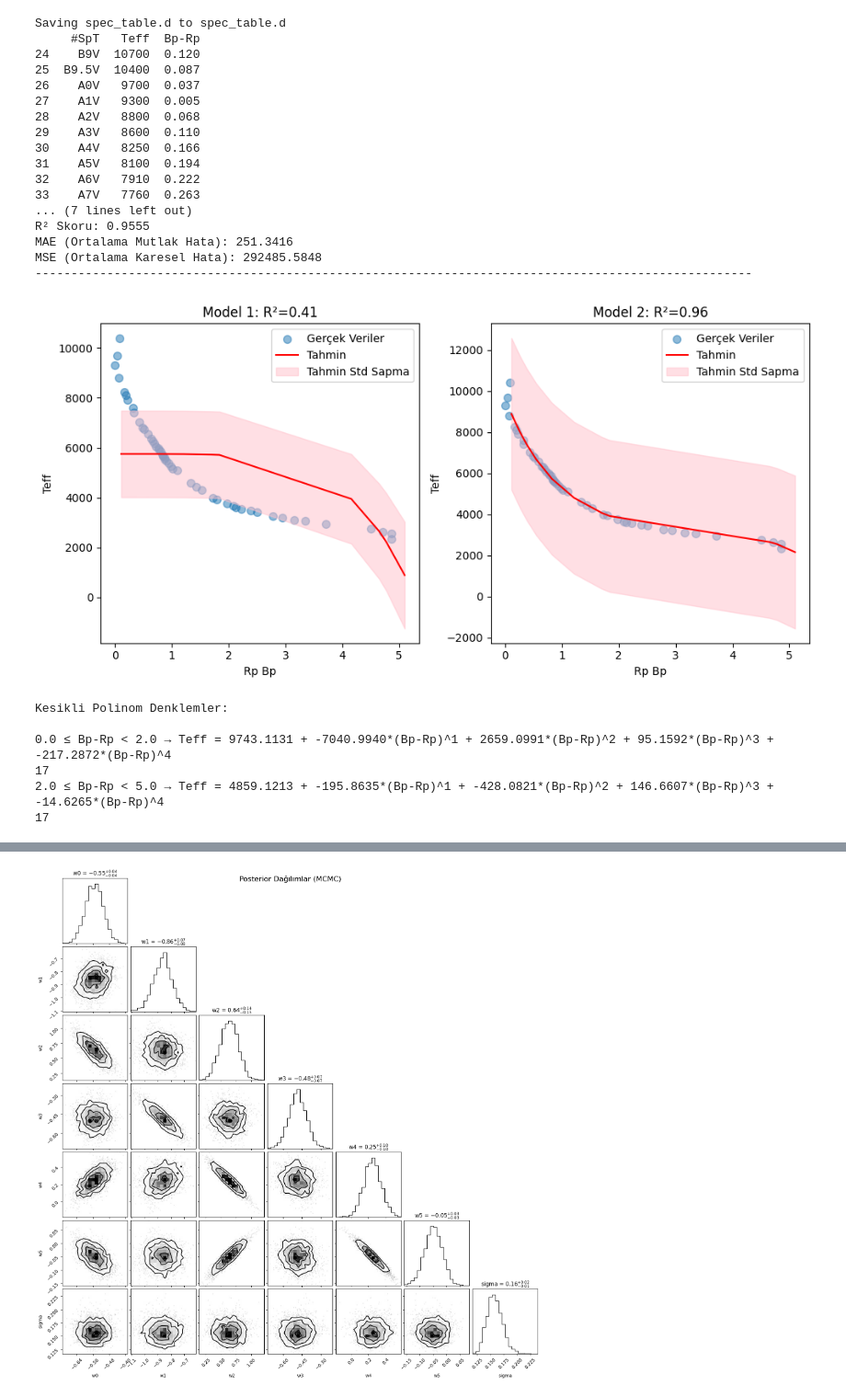
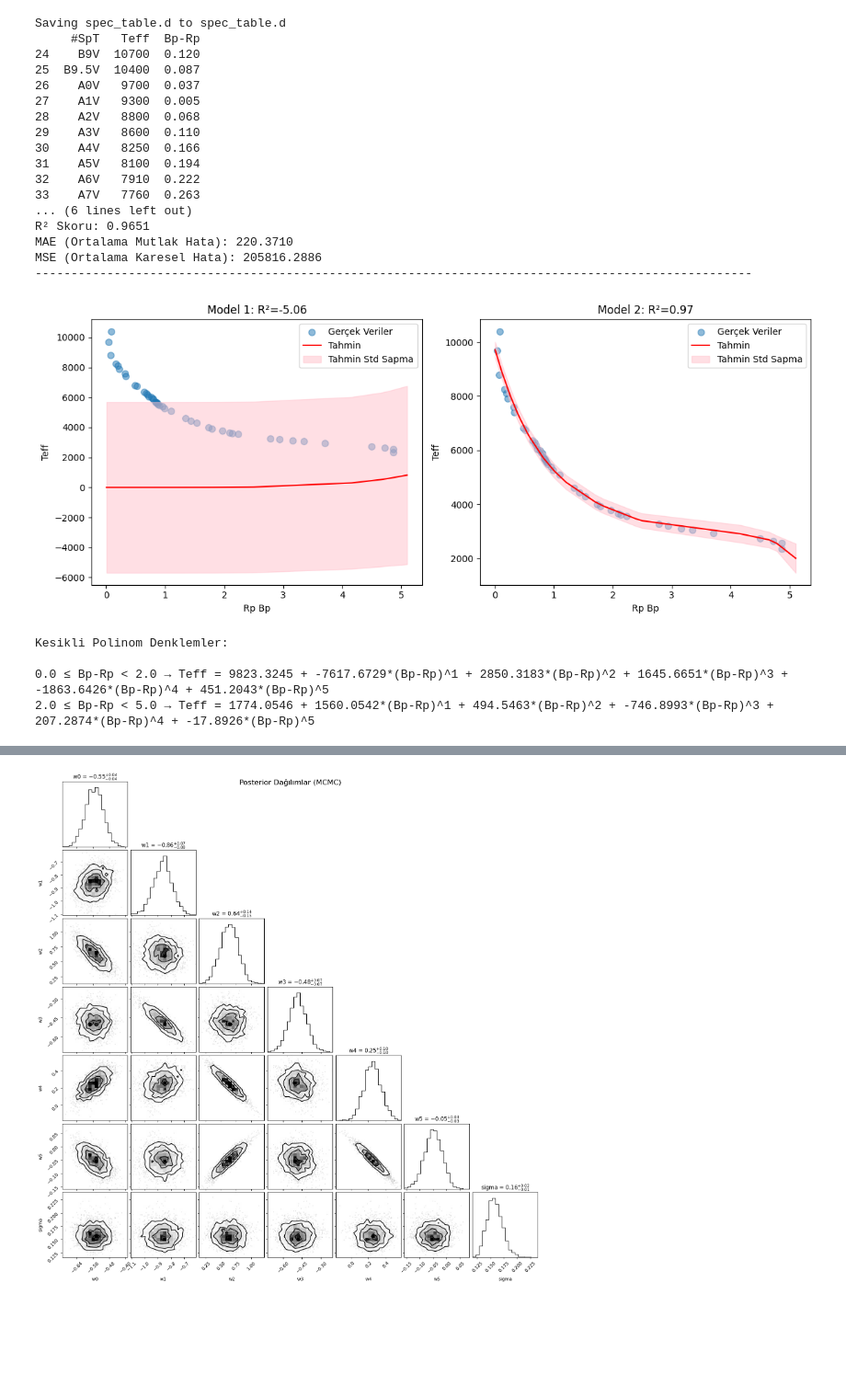
Before and after one commit to gulnurdeviren/StarFinal, a Jupyter notebook: star_yeni.ipynb, the cells around one changed output, grey strips where cells are left out. Shown at 92% size. Drawn from its saved outputs; the diff is of its cells as text; code cells hidden in the pictures; blank space fills up the shorter version.

```diff
--- a/star_yeni.ipynb
+++ b/star_yeni.ipynb
@@ -37,15 +37,14 @@ df=pd.read_csv('spec_table.d',delim_whitespace=True)
 df.replace("...", np.nan,inplace=True)  # Boş değerleri NaN yapıyoruz bu kısımda
 df=df.dropna()
 print(df.head(10))
-print(df.columns)
 
-x=df['Bp-Rp'].values.astype(float)
-y=df['Teff'].values
+x=df['Bp-Rp'].astype(float).values
+y=df['Teff'].astype(float).values
 
-n_order = 5 #Polinom derecesi n_order ile belirlenir
-x_train, x_test, y_train, y_test = train_test_split(x, y, test_size=0.2, random_state=42) #Veriler train/test olarak yüzde 80'e 20 oranında bölünür.
+n_order = 5 #Polinom derecesi n_order ile belirlenir 4 ya da 6 yaptığımızda MEA değerinde artış oluyor o yüzden bizim için en uygun değer 5.
+x_train, x_test, y_train, y_test = train_test_split(x, y, test_size=0.3, random_state=42) #Veriler train/test olarak yüzde 70'e 30 oranında bölünür.
 
-scaler = StandardScaler()
+scaler = StandardScaler() #  ÖLÇEKLEME (yalnızca X)
 x_train_scaled = scaler.fit_transform(x_train.reshape(-1, 1)).flatten()
 x_test_scaled = scaler.transform(x_test.reshape(-1, 1)).flatten()
 
@@ -53,21 +52,19 @@ x_test_scaled = scaler.transform(x_test.reshape(-1, 1)).flatten()
 x_train_vander = np.vander(x_train, n_order + 1, increasing=True)
 x_test_vander=np.vander(x_test,n_order+1,increasing=True)
 
-reg = BayesianRidge(tol=1e-6, fit_intercept=True, compute_score=True)
+reg = BayesianRidge(tol=1e-6, fit_intercept=False)
 
 
-fig,axes=plt.subplots(1,2,figsize=(10,5))
+fig,axes=plt.subplots(1,2,figsize=(12,5))
 
 for i, ax in enumerate(axes): #Bayesian Ridge iki farklı alpha ve lambda değeriyle denenir.
   if i == 0:
         init = [1 / np.var(y_train), 1.0]
   elif i == 1:
-        init = [0.5, 1e-3]
+        init = [1.0, 1e-3]
   reg.set_params(alpha_init=init[0], lambda_init=init[1])
 
   reg.fit(x_train_vander, y_train)
-
-
   y_mean, y_std = reg.predict(x_test_vander, return_std=True)
 
   r2 = r2_score(y_test, y_mean)
@@ -83,40 +80,40 @@ for i, ax in enumerate(axes): #Bayesian Ridge iki farklı alpha ve lambda değer
 
   ax.scatter(x_train_vander[:, 1], y_train, s=50, alpha=0.5, label="Gerçek Veriler")
   sorted_indices = np.argsort(x_test_vander[:, 1])
   ax.plot(x_test_vander[:, 1][sorted_indices], y_mean[sorted_indices], color="red", label="Tahmin")
   ax.fill_between(x_test_vander[:, 1][sorted_indices],
                     y_mean[sorted_indices] - y_std[sorted_indices],
                     y_mean[sorted_indices] + y_std[sorted_indices],
                     color="pink", alpha=0.5, label="Tahmin Std Sapma")
   ax.set_title(f"Model {i+1}: R²={r2:.2f}")
   ax.set_xlabel("Rp Bp")
   ax.set_ylabel("Teff")
   ax.legend()
 
 plt.tight_layout()
 plt.show()
 # %% [output]
 [interactive output not drawn]
 Saving spec_table.d to spec_table.d
      #SpT   Teff  Bp-Rp
 24    B9V  10700  0.120
 25  B9.5V  10400  0.087
 26    A0V   9700  0.037
 27    A1V   9300  0.005
 28    A2V   8800  0.068
 29    A3V   8600  0.110
 30    A4V   8250  0.166
 31    A5V   8100  0.194
 32    A6V   7910  0.222
 33    A7V   7760  0.263
-... (7 lines left out)
-R² Skoru: 0.9555
-MAE (Ortalama Mutlak Hata): 251.3416
-MSE (Ortalama Karesel Hata): 292485.5848
+... (6 lines left out)
+R² Skoru: 0.9651
+MAE (Ortalama Mutlak Hata): 220.3710
+MSE (Ortalama Karesel Hata): 205816.2886
 ----------------------------------------------------------------------------------------------------
-[figure, old version]
+[figure, new version]
 # %%
-aralık=[(0.0,2.0),(2.0,5.0)] # Bu aralıklarda Bp-Rp arttıkça sıcaklık azalışı farklı bir yol islediği iiçin ikş farklı aralık belirlendi
+aralık=[(0.0,2.0),(2.0,5.0)] # Bu aralıklarda Bp-Rp arttıkça sıcaklık azalışı farklı bir yol islediği için iki farklı aralık belirlendi
 print("Kesikli Polinom Denklemler:\n")
 for low, high in aralık:
     mask = (x >= low) & (x <= high)
@@ -125,30 +122,20 @@ for low, high in aralık:
 
     if len(x_sub) == 0:
         continue
-
-
     x_vander = np.vander(x_sub, n_order + 1, increasing=True)
-
-
     reg.fit(x_vander, y_sub)
-
-
-    intercept = reg.intercept_
     coef = reg.coef_
-
-    denklem = f"Teff = {intercept:.4f}"
+    c0 = coef[0]
+    denklem = f"Teff = {c0:.4f}"
     for d in range(1, len(coef)):
         denklem += f" + {coef[d]:.4f}*(Bp-Rp)^{d}"
 
     print(f"{low:.1f} ≤ Bp-Rp < {high:.1f} → {denklem}")
-    print(sum((x>= 2.0) & (x < 5.0)))
 # %% [output]
 Kesikli Polinom Denklemler:
 
-0.0 ≤ Bp-Rp < 2.0 → Teff = 9743.1131 + -7040.9940*(Bp-Rp)^1 + 2659.0991*(Bp-Rp)^2 + 95.1592*(Bp-Rp)^3 + -217.2872*(Bp-Rp)^4
-17
-2.0 ≤ Bp-Rp < 5.0 → Teff = 4859.1213 + -195.8635*(Bp-Rp)^1 + -428.0821*(Bp-Rp)^2 + 146.6607*(Bp-Rp)^3 + -14.6265*(Bp-Rp)^4
-17
+0.0 ≤ Bp-Rp < 2.0 → Teff = 9823.3245 + -7617.6729*(Bp-Rp)^1 + 2850.3183*(Bp-Rp)^2 + 1645.6651*(Bp-Rp)^3 + -1863.6426*(Bp-Rp)^4 + 451.2043*(Bp-Rp)^5
+2.0 ≤ Bp-Rp < 5.0 → Teff = 1774.0546 + 1560.0542*(Bp-Rp)^1 + 494.5463*(Bp-Rp)^2 + -746.8993*(Bp-Rp)^3 + 207.2874*(Bp-Rp)^4 + -17.8926*(Bp-Rp)^5
 # %%
 # --- TEK Bp-Rp DEĞERİ İÇİN TAHMİN -> Bu kısımda girilen tek bir Rp-Bp değerine karşılık modele bir Teff tahmini yaptırılmıştı ---
 # Daha sonrasında asıl  veri kümemizin üzerine yazdırılarak bu tahminin gerçekliğe uygunluğu gösterilmiştir
```
Also changed, not shown: parts of 13 cells of this notebook.
